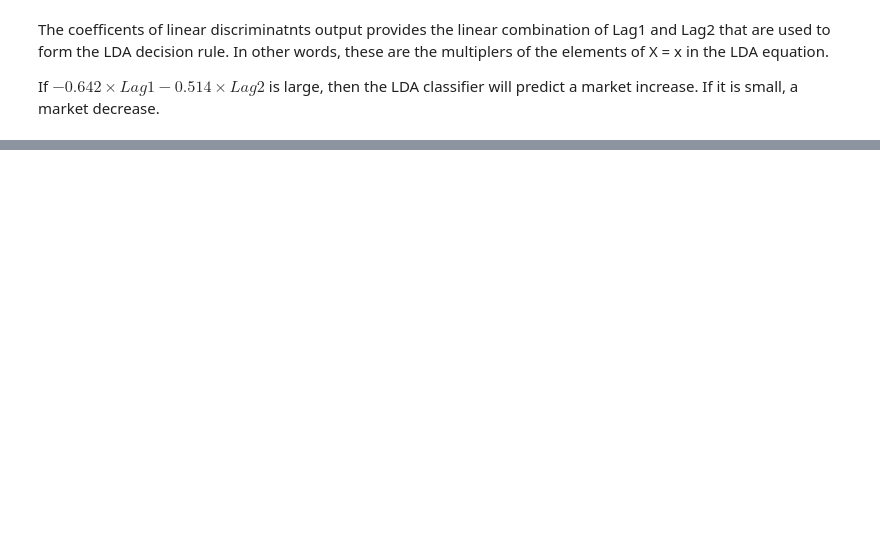
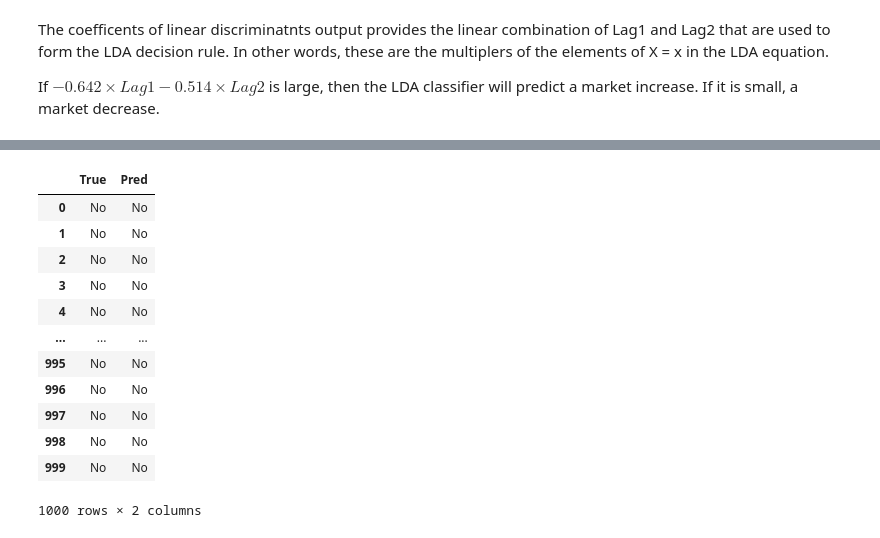
Before and after one commit to JESurzyn/intro_stat_learning_Python, a Jupyter notebook: Chapter4_Lab.ipynb, the cells around one changed output, grey strips where cells are left out. Cells and saved outputs as stored; diff of their text form; code cells hidden in the pictures; blank space fills up the shorter version.

```diff
--- a/Chapter4_Lab.ipynb
+++ b/Chapter4_Lab.ipynb
@@ -290,0 +533,6 @@ If $-0.642\times{Lag1} -0.514\times{Lag2}$ is large, then the LDA classifier wil
+# %%
+#scaling indepedent variables
+features = caravan.columns.drop('Purchase')
+response = 'Purchase'
+#scale gives the variables a mean of 0 and a std dev of 1
+X_scaled = scale(caravan[features])
@@ -290,0 +620,18 @@ If $-0.642\times{Lag1} -0.514\times{Lag2}$ is large, then the LDA classifier wil
+# %%
+#fitting and evaluating a K=5 KNN classifier model
+knn = neighbors.KNeighborsClassifier(n_neighbors=5)
+knn.fit(X_train, Y_train)
+y_pred = knn.predict(X_test)
+
+cfmat_cnames = pd.MultiIndex.from_product([['Predict'], knn.classes_])
+cfmat_index = pd.MultiIndex.from_product([['True'], knn.classes_])
+
+#Confusion Matrix
+cfmat = confusion_matrix(Y_test, y_pred, labels=knn.classes_)
+print("\nConfusion Matrix: ")
+display(pd.DataFrame(cfmat, columns=cfmat_cnames, index=cfmat_index))
+print('\nScore: ', knn.score(X_test, Y_test))
+
+#Classification Report
+print('\nClassification Report:')
+print(classification_report(Y_test, y_pred, digits=3))
@@ -290,0 +655,14 @@ If $-0.642\times{Lag1} -0.514\times{Lag2}$ is large, then the LDA classifier wil
+# %%
+#Trying out logistic regression
+logreg = LogisticRegression(C=1e9)  # Large C to disable regularization
+logreg.fit(X_train, Y_train)
+y_pred = logreg.predict(X_test)
+
+# Evaluate accuracy
+cfmat_cnames = pd.MultiIndex.from_product([['Predict'], logreg.classes_])
+cfmat_index = pd.MultiIndex.from_product([['True'], logreg.classes_])
+cfmat = confusion_matrix(Y_test, y_pred, labels=logreg.classes_)
+print("\nConfusion Matrix: ")
+display(pd.DataFrame(cfmat, columns=cfmat_cnames, index=cfmat_index))
+print('\nClassification Report:')
+print(classification_report(Y_test, y_pred, digits=3))
@@ -290,0 +691,20 @@ If $-0.642\times{Lag1} -0.514\times{Lag2}$ is large, then the LDA classifier wil
+# %%
+# Generate predicts with decision threshold = 0.25
+posterior = logreg.predict_proba(X_test)
+confusion_matrixDF = pd.DataFrame({'True':Y_test,'Pred':posterior[:,1]>0.25})
+confusion_matrixDF.Pred.replace(to_replace={True:'Yes', False:'No'}, inplace=True)
+confusion_matrixDF
+# %% [output]
+|  | True | Pred |
+| 0 | No | No |
+| 1 | No | No |
+| 2 | No | No |
+| 3 | No | No |
+| 4 | No | No |
+| ... | ... | ... |
+| 995 | No | No |
+| 996 | No | No |
+| 997 | No | No |
+| 998 | No | No |
+| 999 | No | No |
+1000 rows × 2 columns
```
Also changed, not shown: parts of 53 cells of this notebook, 1 other file.
